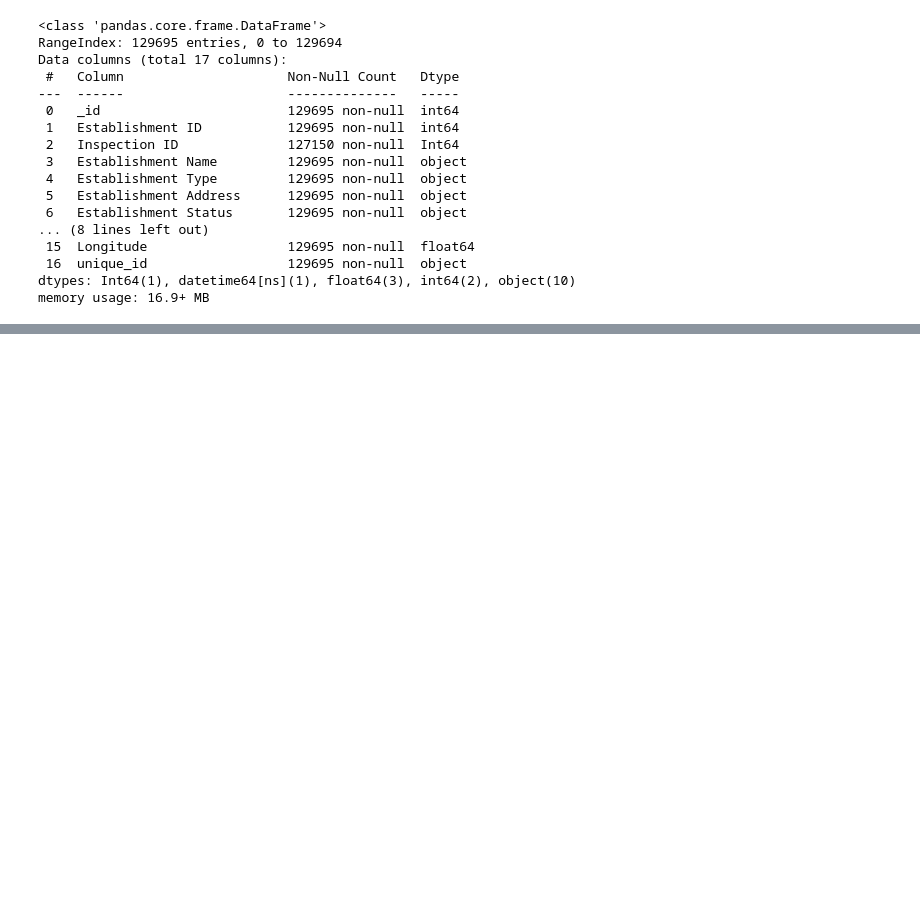
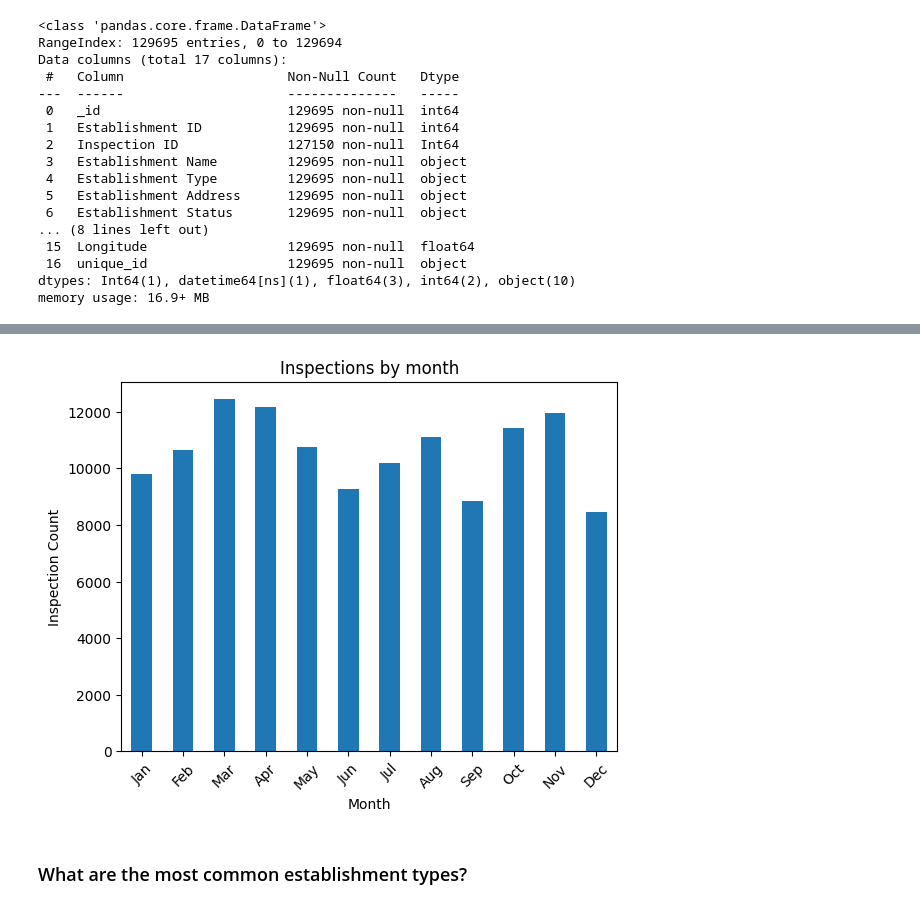
Before and after one commit to notexploiting/dinesafe-toronto, a Jupyter notebook: notebooks/01_eda.ipynb, the cells around one changed output, grey strips where cells are left out. Cells and saved outputs as stored; diff of their text form; code cells hidden in the pictures; blank space fills up the shorter version.

```diff
--- a/notebooks/01_eda.ipynb
+++ b/notebooks/01_eda.ipynb
@@ -189,0 +271,13 @@ memory usage: 16.9+ MB
+# %%
+ax = df['Inspection Date'].dt.month.value_counts().sort_index().plot.bar()
+plt.title("Inspections by month")
+plt.xlabel("Month")
+plt.ylabel("Inspection Count")
+
+month_names = ["Jan", "Feb", "Mar", "Apr", "May", "Jun", "Jul", "Aug", "Sep", "Oct", "Nov", "Dec"]
+ax.set_xticklabels(month_names, rotation=45)
+plt.show()
+# %% [output]
+[figure, added]
+# %% [markdown]
+### What are the most common establishment types?
```
Also changed, not shown: parts of 14 cells of this notebook.
